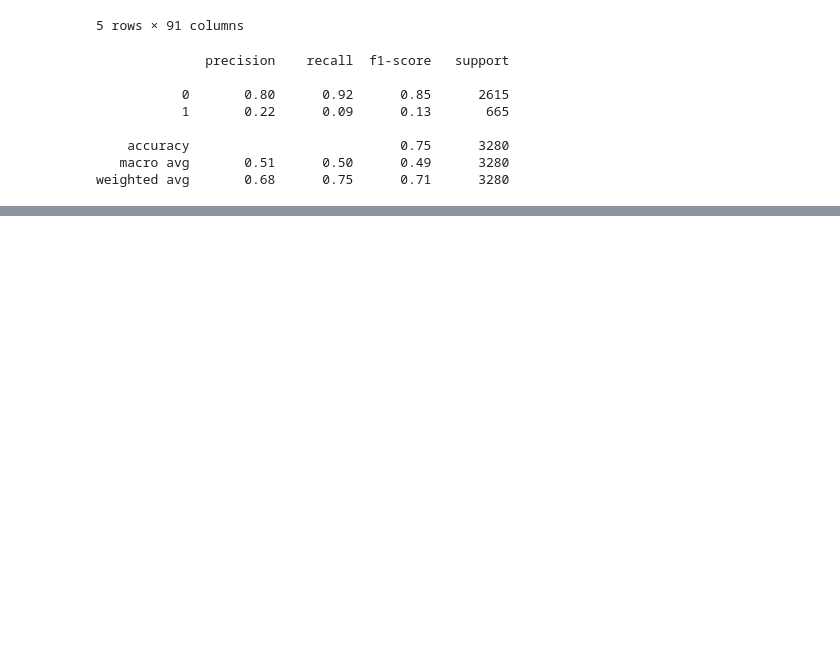
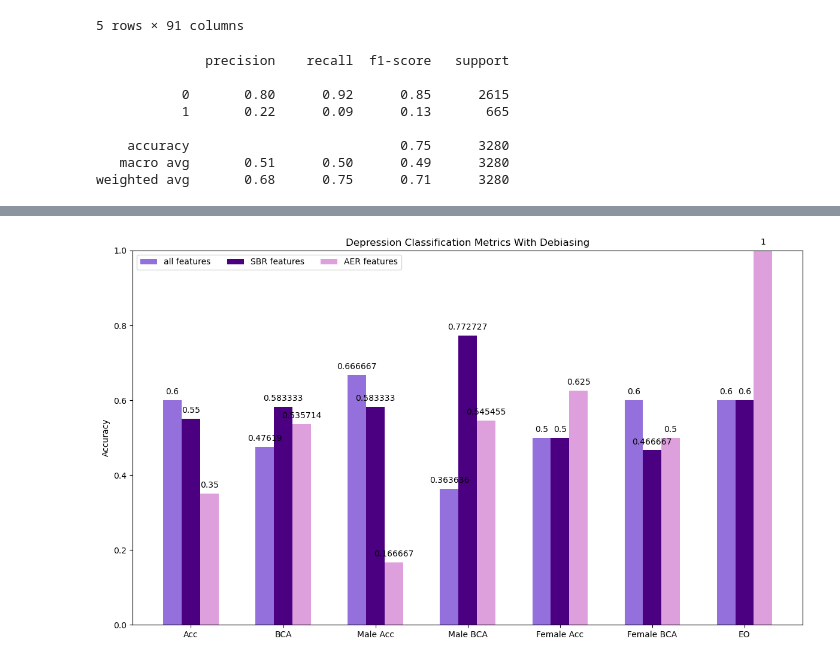
Before and after one commit to momoaolig/ML-Team-Assignment, a Jupyter notebook: hw5-e.ipynb, the cells around one changed output, grey strips where cells are left out. Drawn from its saved outputs; the diff is of its cells as text; code cells hidden in the pictures; blank space fills up the shorter version.

Commit message:
report part e update

```diff
--- a/hw5-e.ipynb
+++ b/hw5-e.ipynb
@@ -5,7 +5,7 @@ from sklearn.ensemble import RandomForestClassifier
 from sklearn.metrics import classification_report, accuracy_score, balanced_accuracy_score, confusion_matrix
 import matplotlib.pyplot as plt
 # %%
-labels_df = pd.read_csv("data/labels.csv")
+labels_df = pd.read_csv("labels.csv")
 # %%
 def load_features(files, path, labels_df):
     dataframes = []
@@ -33,8 +130,8 @@ train_files = ["spk_303.csv", "spk_304.csv", "spk_310.csv", "spk_313.csv", "spk_
 test_files = ["spk_305.csv", "spk_312.csv", "spk_315.csv", "spk_320.csv", "spk_321.csv", "spk_325.csv", "spk_336.csv", "spk_348.csv", "spk_355.csv", "spk_362.csv",
               "spk_363.csv", "spk_368.csv", "spk_393.csv", "spk_415.csv", "spk_434.csv", "spk_437.csv", "spk_444.csv", "spk_446.csv", "spk_474.csv", "spk_479.csv", ]
 
-train_df = load_features(train_files,"data/features_train/features_train", labels_df)
-test_df = load_features(test_files, "data/features_test", labels_df)
+train_df = load_features(train_files,"features_train", labels_df)
+test_df = load_features(test_files, "features_test", labels_df)
 # %%
 train_df.head()
 # %% [output]
@@ -181,8 +240,7 @@ Name: count, dtype: float64
 # %%
-# Train a Random Forest classifier using the weights
-model_reweighted = RandomForestClassifier(random_state=42, class_weight='balanced')
-model_reweighted.fit(X_train, y_train_depression, sample_weight=reweights)
+model_sbr = RandomForestClassifier(random_state=42, class_weight='balanced')
+model_sbr.fit(X_train, y_train_depression, sample_weight=reweights)
 
-y_pred_reweighted = model_reweighted.predict(X_test)
-print(classification_report(y_test_depression, y_pred_reweighted))
+y_pred_sbr = model_sbr.predict(X_test)
+all_sbr, male_sbr, female_sbr, eo_sbr = analyze_results(y_pred_sbr)
 # %% [output]
@@ -247,0 +313,6 @@ plt.show()
+# %%
+model_aer = RandomForestClassifier(random_state=42, class_weight='balanced')
+model_aer.fit(X_train_encoded, y_train_depression)
+
+y_pred_aer = model_aer.predict(X_test)
+all_aer, male_aer, female_aer, eo_aer = analyze_results(y_pred_aer)
@@ -247,0 +337,16 @@ plt.show()
+# %%
+measures = ['Acc', 'BCA', 'Male Acc', 'Male BCA', 'Female Acc', 'Female BCA', 'EO']
+vals = {
+    'all features': [all['accuracy'], all['balanced_accuracy'],
+                     male['accuracy'], male['balanced_accuracy'],
+                     female['accuracy'], female['balanced_accuracy'], .6],
+    'SBR features': [all_sbr['accuracy'], all_sbr['balanced_accuracy'],
+                     male_sbr['accuracy'], male_sbr['balanced_accuracy'],
+                     female_sbr['accuracy'], female_sbr['balanced_accuracy'], eo_sbr],
+    'AER features': [all_aer['accuracy'], all_aer['balanced_accuracy'],
+                 male_aer['accuracy'], male_aer['balanced_accuracy'],
+                 female_aer['accuracy'], female_aer['balanced_accuracy'], eo_aer]
+}
+bar_graph(vals, measures, 'Depression Classification Metrics With Debiasing')
+# %% [output]
+[figure, added]
```
Also changed, not shown: parts of 9 cells of this notebook, 1 other file.
